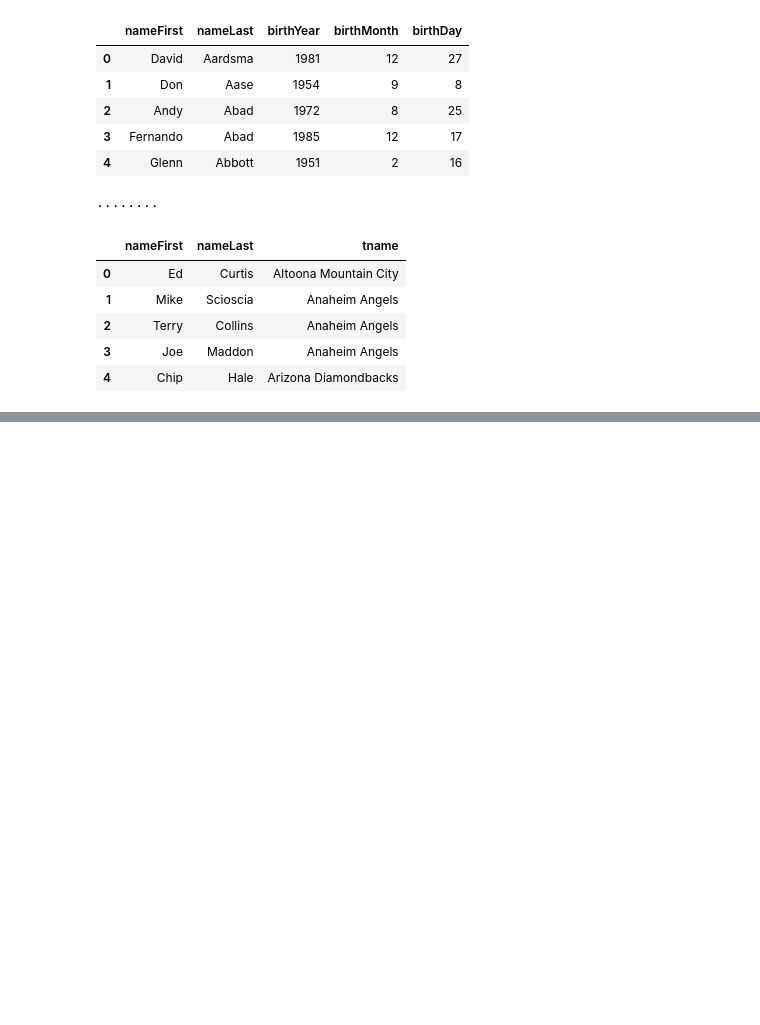
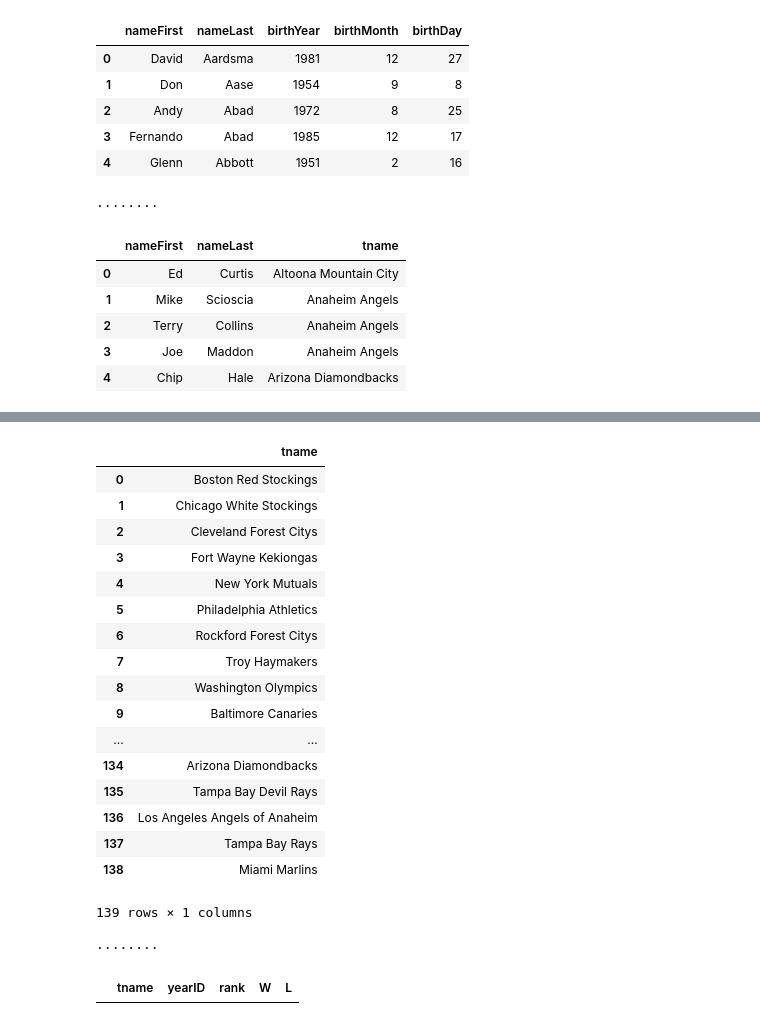
Before and after one commit to augustja/GB-opdracht3, a Jupyter notebook: src/Project_K.ipynb, the cells around one changed output, grey strips where cells are left out. Cells and saved outputs as stored; diff of their text form; code cells hidden in the pictures; blank space fills up the shorter version.

Commit message:
tot 7
NIet alles is volledig juist , maar vele auerries staan al ver

```diff
--- a/src/Project_K.ipynb
+++ b/src/Project_K.ipynb
@@ -239,11 +262,12 @@ df.head()
 def query_05(connection, column_names):
     # Bouw je query
     query="""
-    SELECT t.name
+    SELECT DISTINCT t.name
     FROM   Teams as t
     WHERE  (SELECT  COUNT(*)
             FROM    Teams as t, Managers as MG
-            WHERE   MG.teamID = T.teamID AND MG.plyrMgr = 'Y')>=1;
+            WHERE   t.yearID>'1980-01-01'
+                    AND MG.teamID = T.teamID AND MG.plyrMgr = 'Y')>=1;
     """
 
     # Stap 2 & 3
@@ -261,9 +287,28 @@ c = verbind_met_GB(username, hostname, db)
 # %%
 # De voorbeeldquery heeft dezelfde kolomnamen als query 1, dus we gebruiken die
 kolommen = col_names['query_05']
 
 # Functie uitvoeren, geeft resultaat van de query in een DataFrame
 df = query_05(c, col_names['query_05'])
 
 # We inspecteren de eerste paar resultaten (voor alles te zien: laat .head() weg)
-df.head()
+df
+# %% [output]
+|  | tname |
+| 0 | Boston Red Stockings |
+| 1 | Chicago White Stockings |
+| 2 | Cleveland Forest Citys |
+| 3 | Fort Wayne Kekiongas |
+| 4 | New York Mutuals |
+| 5 | Philadelphia Athletics |
+| 6 | Rockford Forest Citys |
+| 7 | Troy Haymakers |
+| 8 | Washington Olympics |
+| 9 | Baltimore Canaries |
+| ... | ... |
+| 134 | Arizona Diamondbacks |
+| 135 | Tampa Bay Devil Rays |
+| 136 | Los Angeles Angels of Anaheim |
+| 137 | Tampa Bay Rays |
+| 138 | Miami Marlins |
+139 rows × 1 columns
@@ -269,0 +334,20 @@ df.head()
+# %%
+username = 'root'      # Vervang dit als je via een andere user queries stuurt
+hostname = 'localhost' # Als je een databank lokaal draait, is dit localhost.
+db = 'lahman2016'      # Naam van de gegevensbank op je XAMPP Mysql server
+
+# We verbinden met de gegevensbank
+c = verbind_met_GB(username, hostname, db)
+# %% [output]
+········
+# %%
+# De voorbeeldquery heeft dezelfde kolomnamen als query 1, dus we gebruiken die
+kolommen = col_names['query_06']
+
+# Functie uitvoeren, geeft resultaat van de query in een DataFrame
+df = query_06(c, col_names['query_06'], salaris=200000)
+
+# We inspecteren de eerste paar resultaten (voor alles te zien: laat .head() weg)
+df
+# %% [output]
+|  | tname | yearID | rank | W | L |
```
Also changed, not shown: parts of 8 cells of this notebook.
